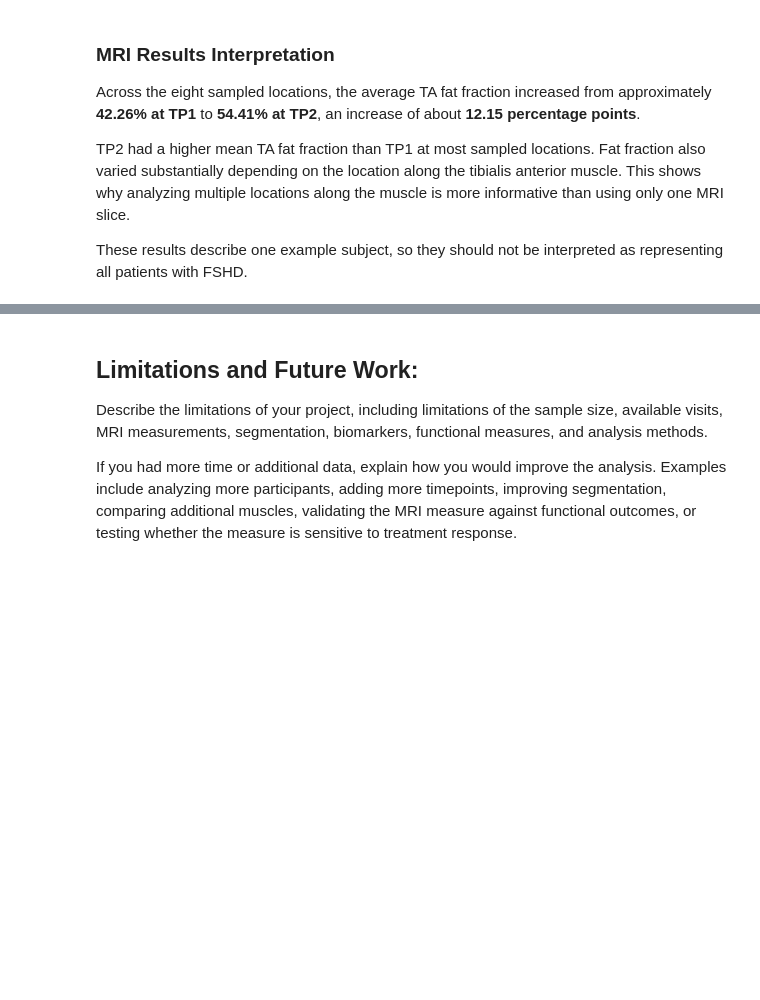
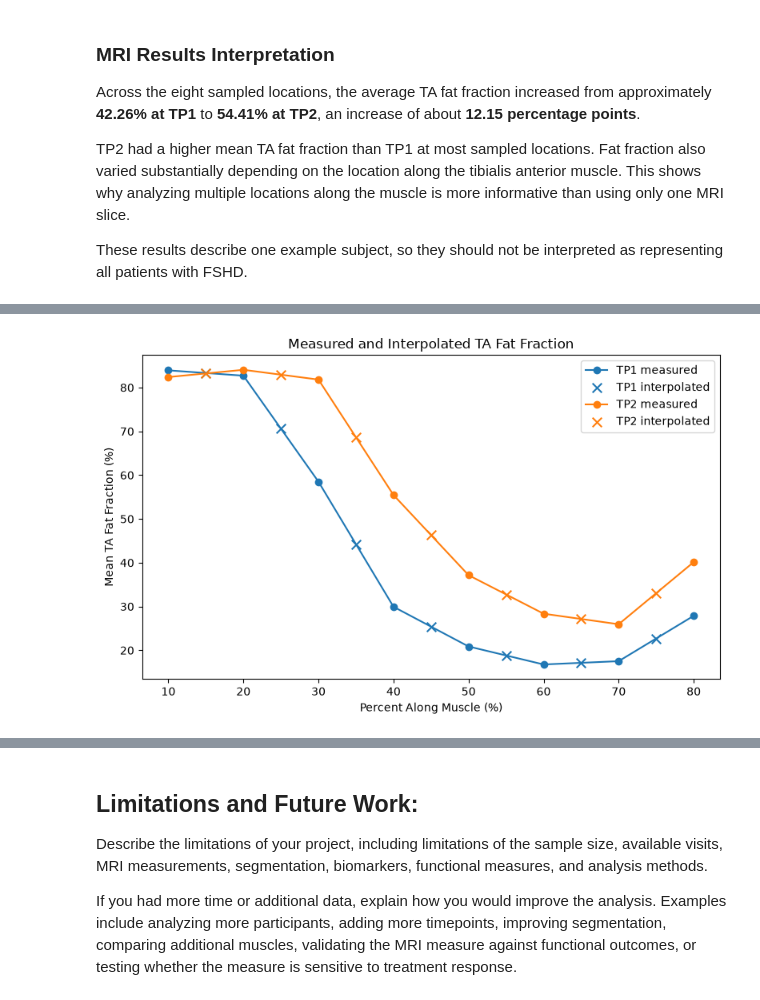
Before and after one commit to privi-alt/Module-2, a Jupyter notebook: BME_2315 Module 2/FSHD_Module2_Project_Template.ipynb, the cells around one changed output, grey strips where cells are left out. Cells and saved outputs as stored; diff of their text form; code cells hidden in the pictures; blank space fills up the shorter version.

```diff
--- a/BME_2315 Module 2/FSHD_Module2_Project_Template.ipynb
+++ b/BME_2315 Module 2/FSHD_Module2_Project_Template.ipynb
@@ -422,0 +418,72 @@ Include:
+# %%
+# Locations halfway between the measured MRI sections
+interp_locations = np.array([15, 25, 35, 45, 55, 65, 75])
+
+interpolation_results = []
+
+plt.figure(figsize=(8, 5))
+
+# Interpolate TP1 and TP2 separately
+for timepoint in ["TP1", "TP2"]:
+
+    data = results_df[
+        results_df["timepoint"] == timepoint
+    ].sort_values("percent_along_muscle")
+
+    measured_locations = data["percent_along_muscle"].to_numpy()
+    measured_ff = data["ta_mean_ff"].to_numpy()
+
+    # Linear interpolation between measured locations
+    interpolated_ff = np.interp(
+        interp_locations,
+        measured_locations,
+        measured_ff
+    )
+
+    # Save the interpolated values
+    for location, value in zip(interp_locations, interpolated_ff):
+        interpolation_results.append({
+            "timepoint": timepoint,
+            "percent_along_muscle": location,
+            "interpolated_ta_fat_fraction": value
+        })
+
+    # Plot measured values
+    plt.plot(
+        measured_locations,
+        measured_ff,
+        marker="o",
+        label=f"{timepoint} measured"
+    )
+
+    # Plot interpolated values
+    plt.scatter(
+        interp_locations,
+        interpolated_ff,
+        marker="x",
+        s=70,
+        label=f"{timepoint} interpolated"
+    )
+
+plt.title("Measured and Interpolated TA Fat Fraction")
+plt.xlabel("Percent Along Muscle (%)")
+plt.ylabel("Mean TA Fat Fraction (%)")
+plt.legend()
+plt.tight_layout()
+plt.show()
+
+# Put the estimates into a DataFrame
+interpolation_df = pd.DataFrame(interpolation_results)
+
+print("Interpolated TA Fat Fraction Values:")
+print(interpolation_df)
+
+# Save the results
+interpolation_df.to_csv(
+    base_folder / "mri_interpolated_fat_fraction.csv",
+    index=False
+)
+
+print("\nSaved: mri_interpolated_fat_fraction.csv")
+# %% [output]
+[figure, added]
```
Also changed, not shown: parts of 10 cells of this notebook.
